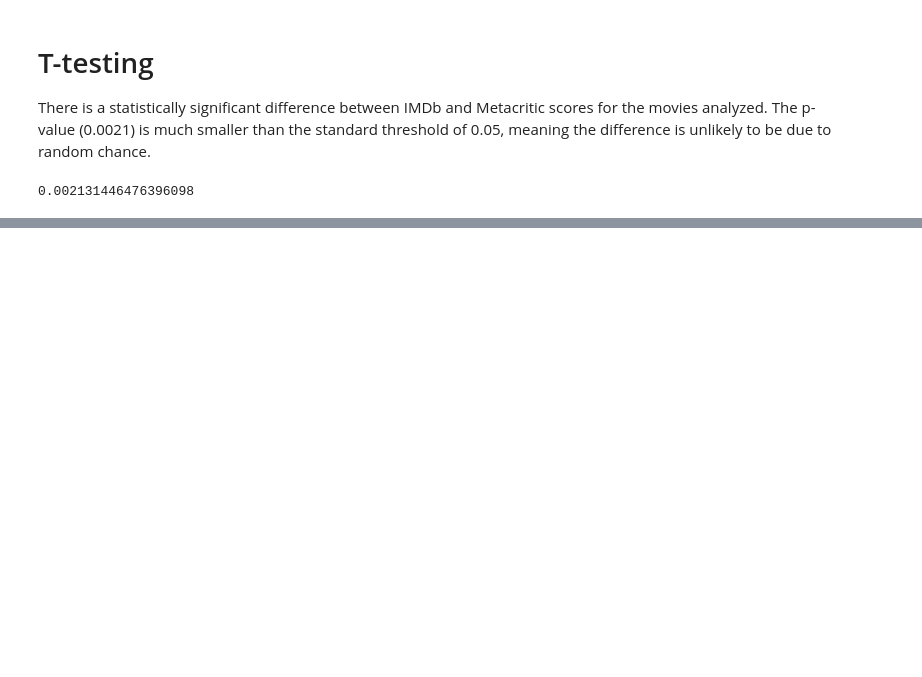
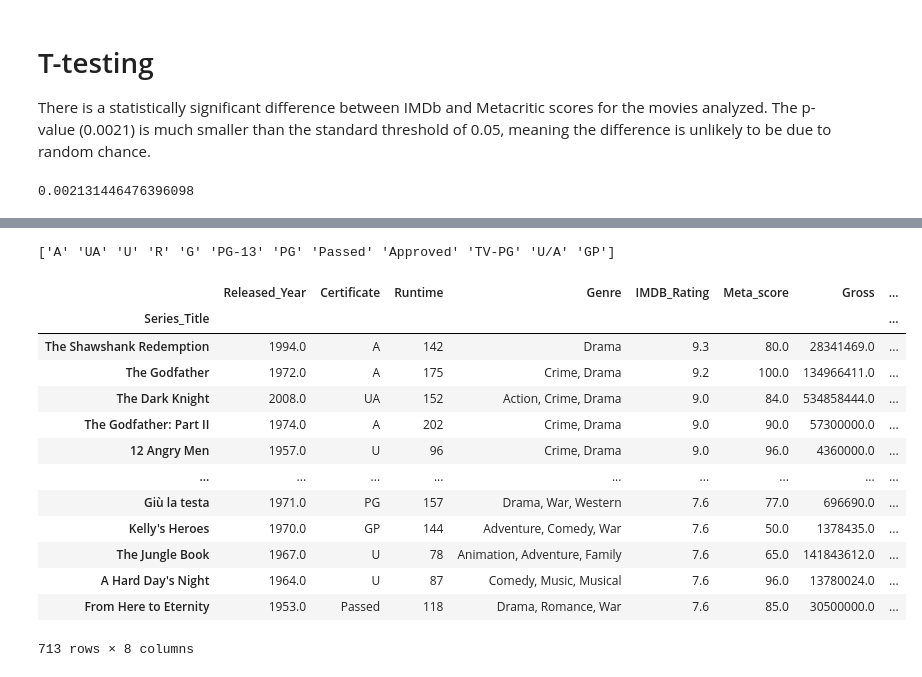
Before and after one commit to Doctor2007/movie_analysis, a Jupyter notebook: main.ipynb, the cells around one changed output, grey strips where cells are left out. Saved outputs shown, nothing was run; the diff lists cells and outputs as text; code cells hidden in the pictures; blank space fills up the shorter version.

```diff
--- a/main.ipynb
+++ b/main.ipynb
@@ -138,0 +151,37 @@ plt.show()
+# %%
+#then I had an idea of a way to include ‘certificate’ in the model, by converting it to a categorical variable with only two options- Kids and Adult
+#Couldn’t quite get the code to work, but will try again later
+movies = movies.dropna()
+
+print(movies['Certificate'].unique())
+kid_movies = ['U/A' , 'U' , 'PG-13' , 'PG' ,'TV-PG', 'G' ,'Passed', 'Approved']
+adult_movies = ['A', 'UA', 'R', '16', 'TV-14', 'GP', 'TV-MA', 'Unrated']
+def classify_cert(row):
+    if row in kid_movies:
+        return 'kid'
+    elif row in adult_movies:
+        return 'adult'
+    else:
+        print('There is a NaN value')
+        return np.nan
+# %% [output]
+['A' 'UA' 'U' 'R' 'G' 'PG-13' 'PG' 'Passed' 'Approved' 'TV-PG' 'U/A' 'GP']
+# %%
+movies = movies.copy()
+movies['Certificate_category'] = movies['Certificate'].apply(classify_cert)
+movies
+# %% [output]
+|  | Released_Year | Certificate | Runtime | Genre | IMDB_Rating | Meta_score | Gross | ... |
+| Series_Title |  |  |  |  |  |  |  | ... |
+| The Shawshank Redemption | 1994.0 | A | 142 | Drama | 9.3 | 80.0 | 28341469.0 | ... |
+| The Godfather | 1972.0 | A | 175 | Crime, Drama | 9.2 | 100.0 | 134966411.0 | ... |
+| The Dark Knight | 2008.0 | UA | 152 | Action, Crime, Drama | 9.0 | 84.0 | 534858444.0 | ... |
+| The Godfather: Part II | 1974.0 | A | 202 | Crime, Drama | 9.0 | 90.0 | 57300000.0 | ... |
+| 12 Angry Men | 1957.0 | U | 96 | Crime, Drama | 9.0 | 96.0 | 4360000.0 | ... |
+| ... | ... | ... | ... | ... | ... | ... | ... | ... |
+| Giù la testa | 1971.0 | PG | 157 | Drama, War, Western | 7.6 | 77.0 | 696690.0 | ... |
+| Kelly's Heroes | 1970.0 | GP | 144 | Adventure, Comedy, War | 7.6 | 50.0 | 1378435.0 | ... |
+| The Jungle Book | 1967.0 | U | 78 | Animation, Adventure, Family | 7.6 | 65.0 | 141843612.0 | ... |
+| A Hard Day's Night | 1964.0 | U | 87 | Comedy, Music, Musical | 7.6 | 96.0 | 13780024.0 | ... |
+| From Here to Eternity | 1953.0 | Passed | 118 | Drama, Romance, War | 7.6 | 85.0 | 30500000.0 | ... |
+713 rows × 8 columns
```
Also changed, not shown: parts of 7 cells of this notebook, 1 other file.
